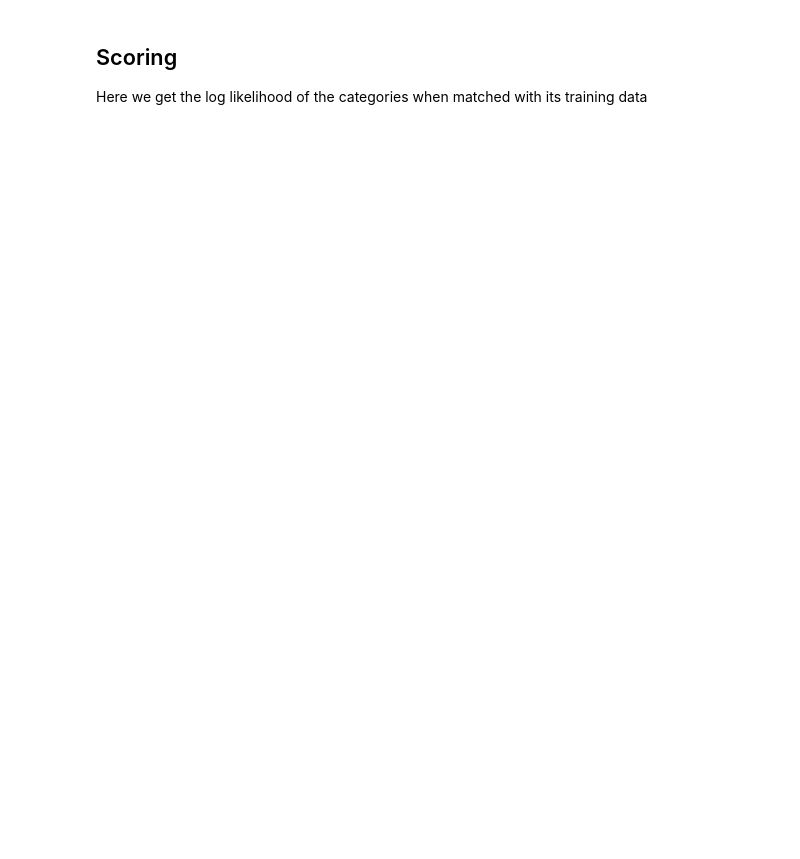
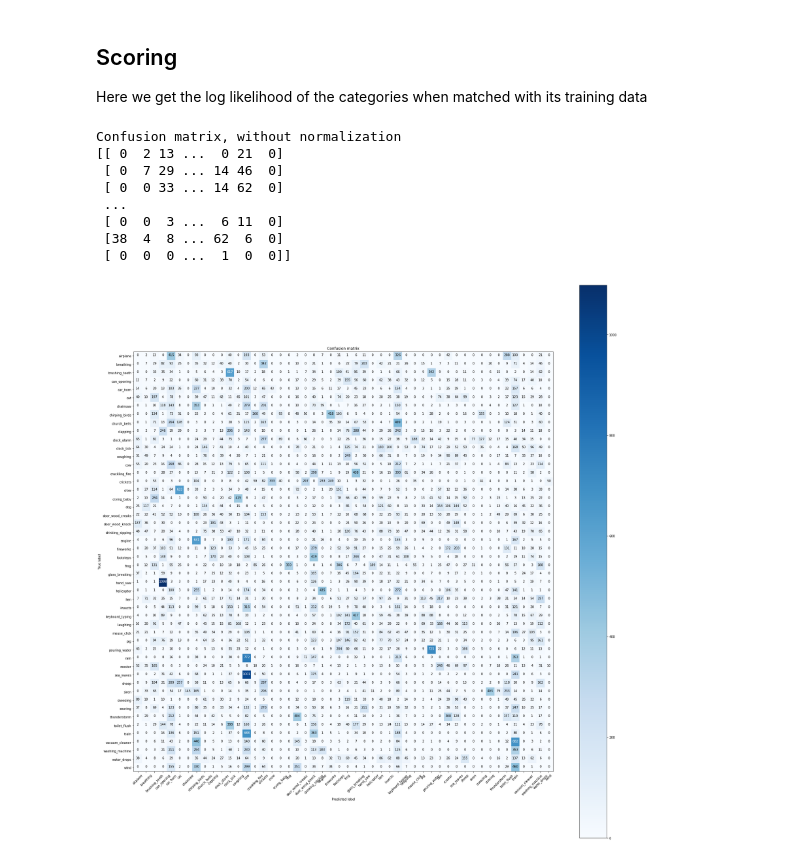
Before and after one commit to DeanPFZ/deep-audio-public, a Jupyter notebook: src/GMM.ipynb, the cells around one changed output. Drawn from its saved outputs; the diff is of its cells as text; code cells hidden in the pictures; blank space fills up the shorter version.

```diff
--- a/src/GMM.ipynb
+++ b/src/GMM.ipynb
@@ -178,0 +95,4 @@ array([-125.36156974, -123.93995554, -121.85117273, -121.46433604,
+# %%
+train, test = du.split_training_test(c_data, 0.2)
+train_X = train.drop(columns=['category'])
+train_y = train.category
@@ -178,0 +104,2 @@ array([-125.36156974, -123.93995554, -121.85117273, -121.46433604,
+# %%
+clas = classifiers.cpu_train('gmm', n_categories, train_X, train_y)
@@ -178,0 +122,4 @@ array([-125.36156974, -123.93995554, -121.85117273, -121.46433604,
+# %%
+test_X = test.drop(columns=['category'])
+test_y = test.category
+metrics.precision_recall_fscore_support(test_y, list(clas.predict(test_X)))
@@ -200,0 +178,18 @@ test_file.shape[1]
+# %%
+from classification_plots import plot_confusion_matrix
+cm = metrics.confusion_matrix(test_y, list(clas.predict(test_X)))
+classes = enum_mapping['category'].inverse_transform(range(0,50))
+# %%
+import matplotlib.pyplot as plt
+plt.figure(figsize=(25,25))
+plot_confusion_matrix(cm, classes)
+# %% [output]
+Confusion matrix, without normalization
+[[ 0  2 13 ...  0 21  0]
+ [ 0  7 29 ... 14 46  0]
+ [ 0  0 33 ... 14 62  0]
+ ...
+ [ 0  0  3 ...  6 11  0]
+ [38  4  8 ... 62  6  0]
+ [ 0  0  0 ...  1  0  0]]
+[figure, added]
```
Also changed, not shown: parts of 40 cells of this notebook, 5 other files.
